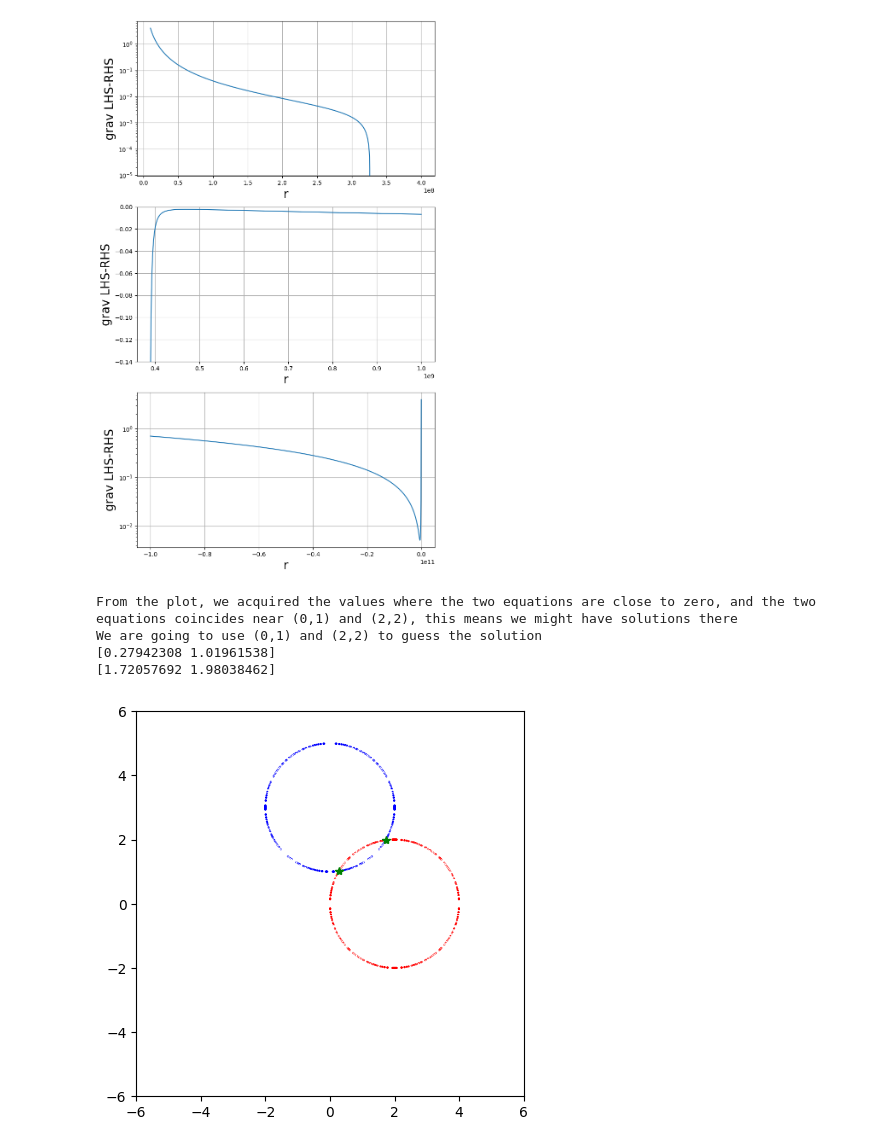
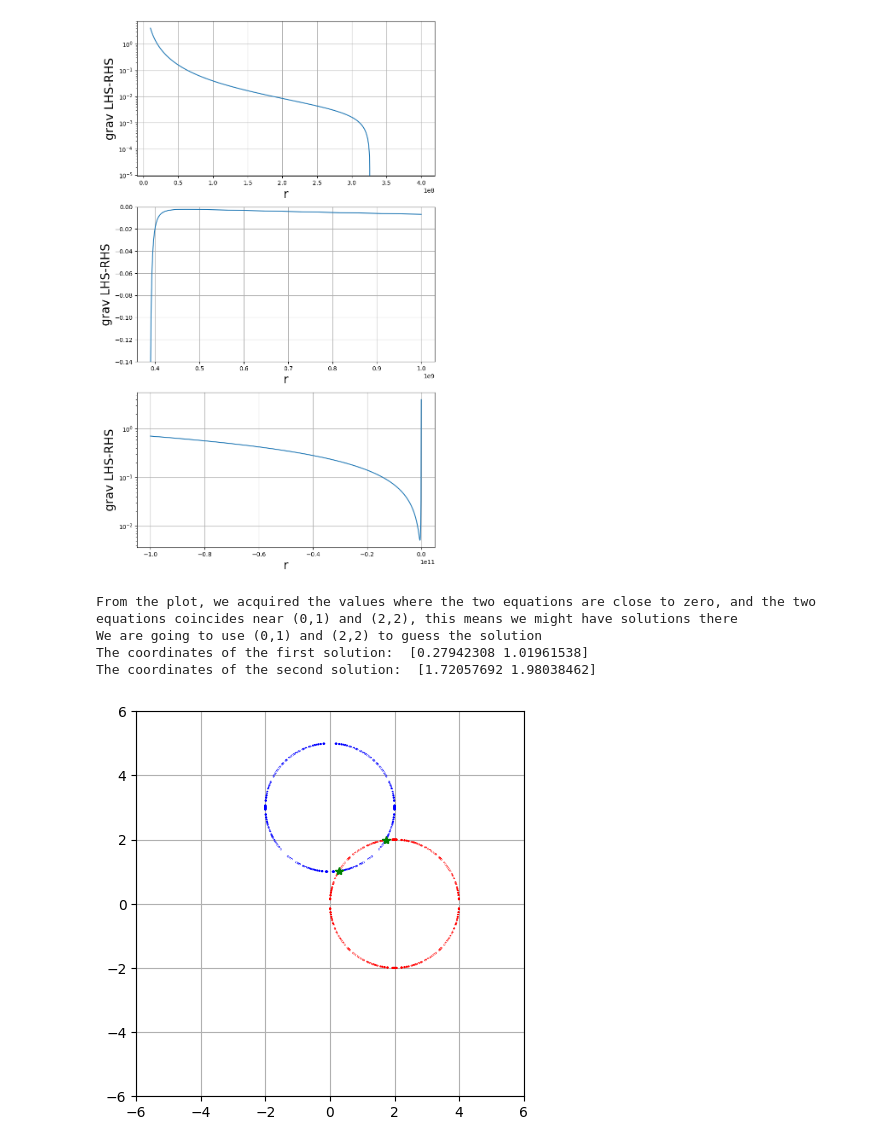
Before and after one commit to lakubis/jyu-learn, a Jupyter notebook: numerical_methods/Exercises/exercise3/exercise3.ipynb, the cells around one changed output. Saved outputs shown, nothing was run; the diff lists cells and outputs as text; code cells hidden in the pictures.

```diff
--- a/numerical_methods/Exercises/exercise3/exercise3.ipynb
+++ b/numerical_methods/Exercises/exercise3/exercise3.ipynb
@@ -142,15 +142,14 @@ from gnewton import gnewton
 # Firstly, we are going to create the function that calculates the value of the LHS - RHS
 
 def nonlin(x, ret_np = True):
-    """function that calculates the value of the LHS - RHS of the nonlinear function
+    """the function the calculates the value of the LHS - RHS
 
     Args:
-        x (NDarray): matrix containing the x coordinates
-        y (NDarray): matrix containing the y coordinates
+        x (list): The x and y value
+        ret_np (bool, optional): return NumPy array if True. Defaults to True.
 
     Returns:
-        NDarray: the value of the 1st equation
-        NDarray: the value of the 2nd equation
+        sol: The value of the LHS - RHS
     """
     sol = []
 
@@ -163,33 +162,34 @@ def nonlin(x, ret_np = True):
         return sol
 
 # We can then do some contour plot to identify some roots
 x_arr = np.linspace(-6,6,1000)
 y_arr = np.linspace(-6,6,1000)
 
 X,Y = np.meshgrid(x_arr,y_arr)
 Z1,Z2 = nonlin([X,Y], ret_np=False) # The value of the first and the second equation on different coordinates
 
 fig, ax = plt.subplots(figsize = (5,5))
 ax.contour(X,Y,np.abs(Z1),levels = [0.005],colors = ['r']) # We plot the absolute value so that we can detect values near zero without caring for the sign
 ax.contour(X,Y,np.abs(Z2),levels = [0.005],colors = ['b'])
+ax.grid(True)
 
 print("From the plot, we acquired the values where the two equations are close to zero, and the two equations coincides near (0,1) and (2,2), this means we might have solutions there")
 print("We are going to use (0,1) and (2,2) to guess the solution")
 
 # Find the solutions using gnewton.py
 guess1 = np.array([0,1])
 guess2 = np.array([2,2])
 sol1 = gnewton(nonlin, guess1)
 sol2 = gnewton(nonlin, guess2)
 
 ax.plot(sol1[0],sol1[1], 'g*')
 ax.plot(sol2[0],sol2[1], 'g*')
 
 print("The coordinates of the first solution: ", sol1)
 print("The coordinates of the second solution: ", sol2)
 # %% [output]
 From the plot, we acquired the values where the two equations are close to zero, and the two equations coincides near (0,1) and (2,2), this means we might have solutions there
 We are going to use (0,1) and (2,2) to guess the solution
-[0.27942308 1.01961538]
-[1.72057692 1.98038462]
+The coordinates of the first solution:  [0.27942308 1.01961538]
+The coordinates of the second solution:  [1.72057692 1.98038462]
-[figure, old version]
+[figure, new version]
```
Also changed, not shown: parts of 3 cells of this notebook, 5 other files.
